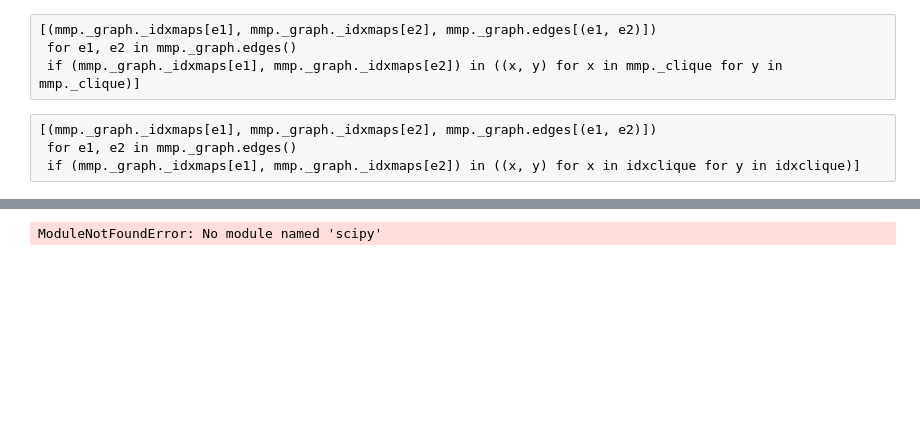
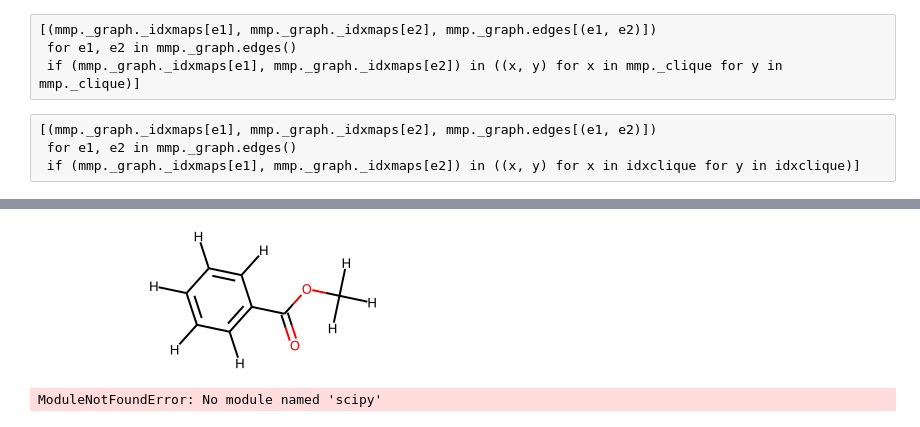
Before and after one commit to warner121/wizepair2, a Jupyter notebook: notebooks/dev-nx.ipynb, the cells around one changed output, grey strips where cells are left out. Cells and saved outputs as stored; diff of their text form; code cells hidden in the pictures; blank space fills up the shorter version.

```diff
--- a/notebooks/dev-nx.ipynb
+++ b/notebooks/dev-nx.ipynb
@@ -573,3 +570,10 @@ rxn
+# %%
+reactant = Chem.AddHs(Chem.MolFromSmiles(mmp._smiles1))
+products = rxn.RunReactants((reactant,))
+# %%
+products[0][0]
+# %% [output]
+[figure, added]
 # %%
 import scipy.io as sio
 m = nx.to_scipy_sparse_matrix(mmp._graph)
```
Also changed, not shown: parts of 11 cells of this notebook, 7 other files.
